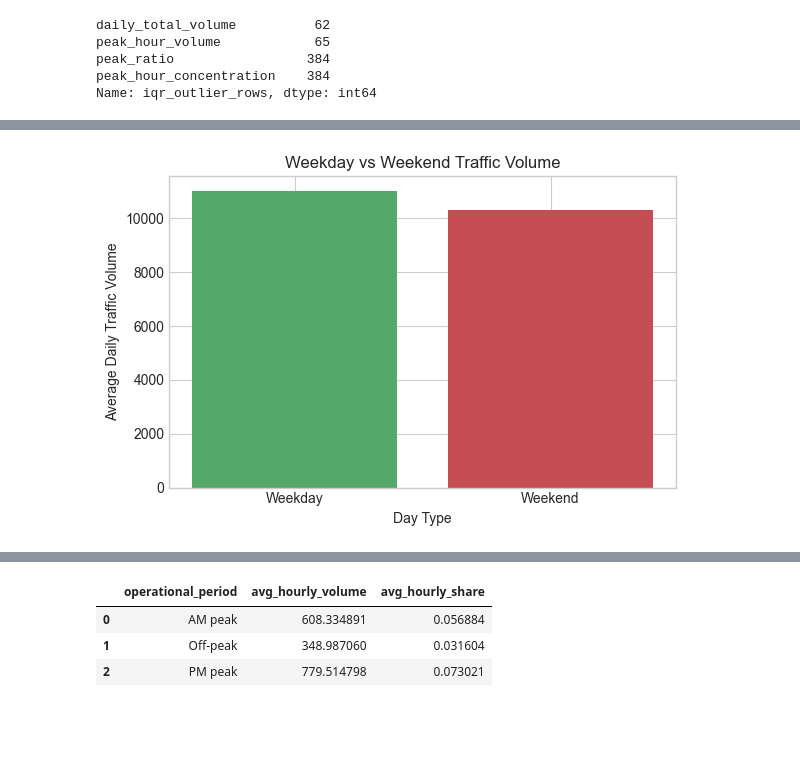
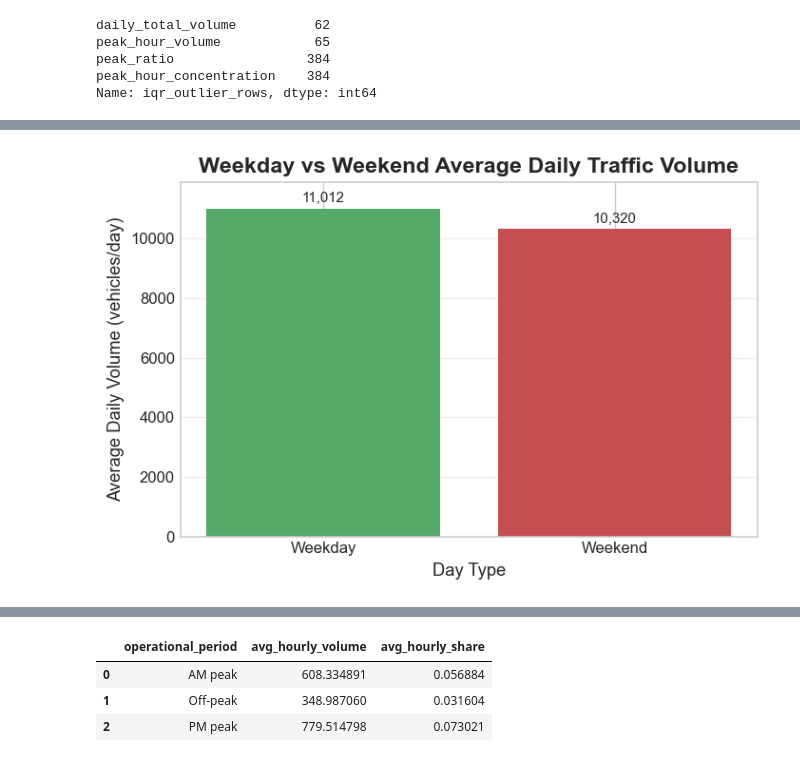
Before and after one commit to manavparikh19/unfc-capstone-traffic-forecasting, a Jupyter notebook: notebooks/03_eda_traffic_data.ipynb, the cells around one changed output, grey strips where cells are left out. Cells and saved outputs as stored; diff of their text form; code cells hidden in the pictures; blank space fills up the shorter version.

```diff
--- a/notebooks/03_eda_traffic_data.ipynb
+++ b/notebooks/03_eda_traffic_data.ipynb
@@ -14,6 +20,7 @@ from pathlib import Path
 import numpy as np
 import pandas as pd
 import matplotlib.pyplot as plt
+import matplotlib.ticker as mticker
 
 pd.set_option("display.max_columns", None)
 plt.style.use("seaborn-v0_8-whitegrid")
@@ -41,6 +48,17 @@ print(f"Loaded daily dataset: {daily_path}")
 print(f"Loaded hourly dataset: {hourly_path}")
 print(f"daily_df.shape: {daily_df.shape[0]} rows x {daily_df.shape[1]} columns")
 print(f"hourly_df.shape: {hourly_df.shape[0]} rows x {hourly_df.shape[1]} columns")
+
+plt.style.use("seaborn-v0_8-whitegrid")
+plt.rcParams.update({
+    "figure.figsize": (12, 5),
+    "figure.dpi": 120,
+    "axes.titlesize": 14,
+    "axes.labelsize": 11,
+    "xtick.labelsize": 10,
+    "ytick.labelsize": 10,
+    "legend.fontsize": 10,
+})
 # %% [output]
 Loaded daily dataset: /Users/manavparikh/Documents/GitHub/unfc-capstone-traffic-forecasting/data/processed/modeling_dataset_2015_2019.csv
 Loaded hourly dataset: /Users/manavparikh/Documents/GitHub/unfc-capstone-traffic-forecasting/data/processed/traffic_signal_hourly_dataset_2015_2019.csv
@@ -203,20 +332,38 @@ plt.show()
 # %%
 day_type = (
     daily_df.dropna(subset=["is_weekend", "daily_total_volume"])
     .assign(day_type=np.where(daily_df["is_weekend"] == 1, "Weekend", "Weekday"))
     .groupby("day_type", as_index=False)["daily_total_volume"]
     .mean()
 )
 
 order = ["Weekday", "Weekend"]
 day_type = day_type.set_index("day_type").reindex(order).reset_index()
 
 plt.figure(figsize=(6, 4))
-plt.bar(day_type["day_type"], day_type["daily_total_volume"], color=["#55A868", "#C44E52"])
-plt.title("Weekday vs Weekend Traffic Volume")
+bars = plt.bar(day_type["day_type"], day_type["daily_total_volume"], color=["#55A868", "#C44E52"])
+plt.title("Weekday vs Weekend Average Daily Traffic Volume", fontsize=14, fontweight="bold")
 plt.xlabel("Day Type")
-plt.ylabel("Average Daily Traffic Volume")
+plt.ylabel("Average Daily Volume (vehicles/day)")
+plt.grid(alpha=0.3, axis="y")
+
+# Add headroom so bar labels don't touch the plot boundary
+ax = plt.gca()
+y_max = day_type["daily_total_volume"].max() * 1.08
+ax.set_ylim(0, y_max)
+
+for bar in bars:
+    height = bar.get_height()
+    plt.text(
+        bar.get_x() + bar.get_width() / 2,
+        height + (y_max * 0.01),
+        f"{int(round(height)):,}",
+        ha="center",
+        va="bottom",
+        fontsize=9,
+    )
+
 plt.tight_layout()
 plt.show()
 # %% [output]
-[figure, old version]
+[figure, new version]
```
Also changed, not shown: parts of 32 cells of this notebook, 37 other files.
